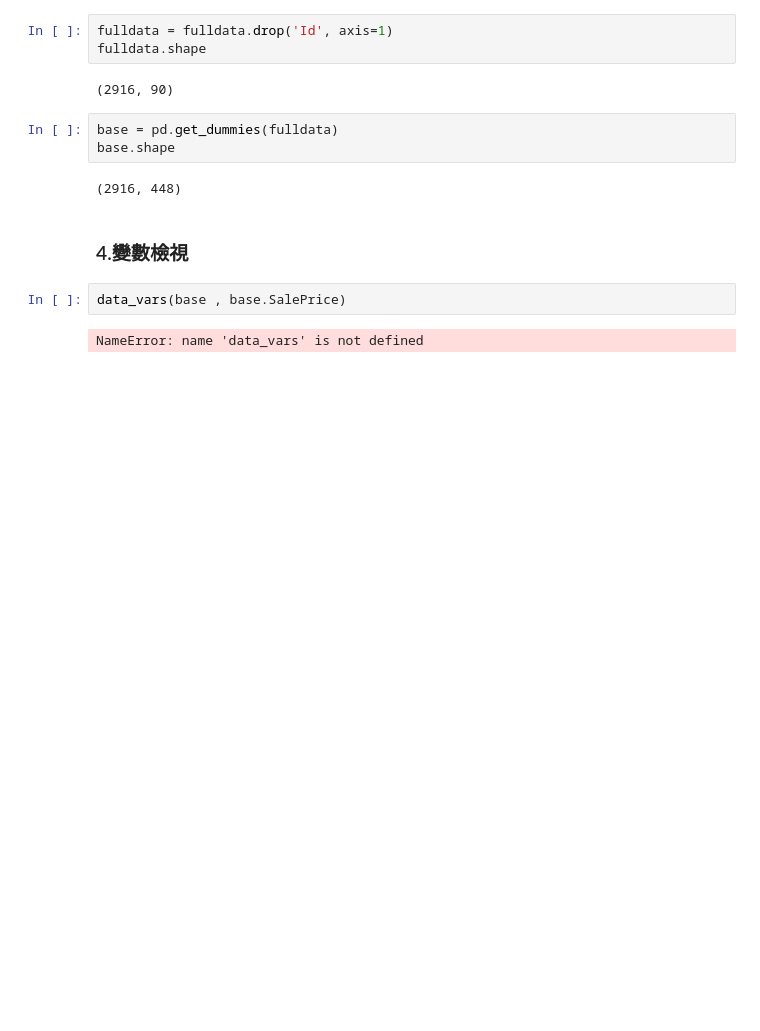
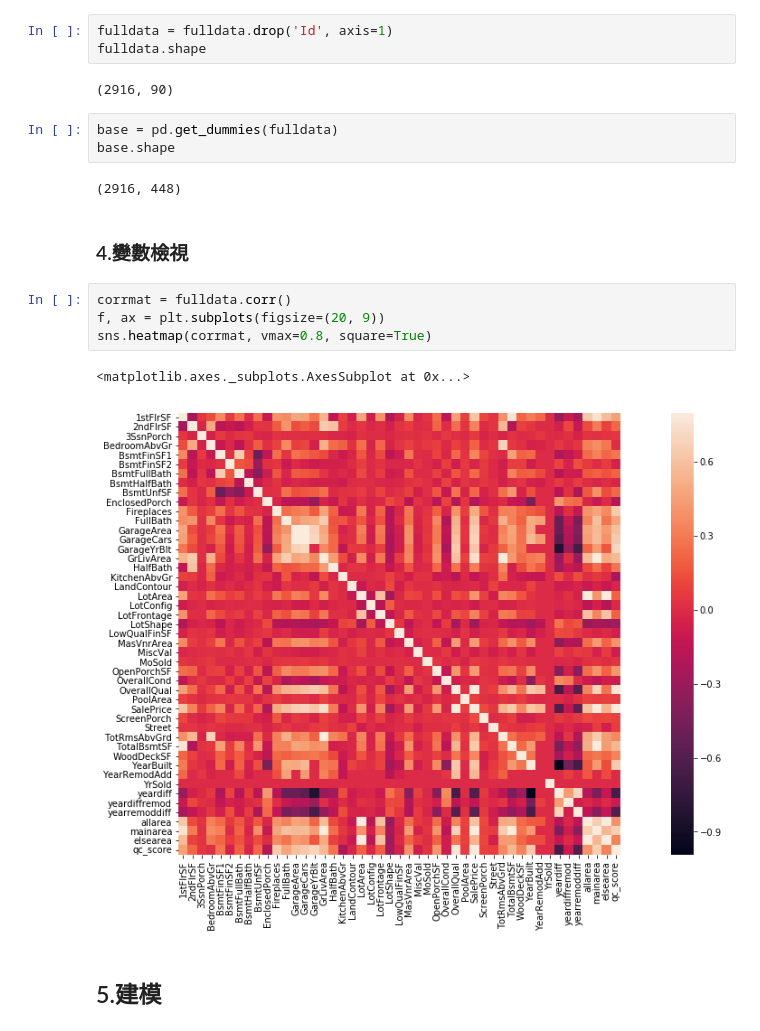
Before and after one commit to a2878323/kaggle, a Jupyter notebook: HousePrices/my_version.ipynb, the cells around one changed output. Drawn from its saved outputs; the diff is of its cells as text; blank space fills up the shorter version.

```diff
--- a/HousePrices/my_version.ipynb
+++ b/HousePrices/my_version.ipynb
@@ -513,7 +524,12 @@ base.shape
 (2916, 448)
 # %% [markdown]
 ### 4.變數檢視
-# %%
-data_vars(base , base.SalePrice)
-# %% [output]
-NameError: name 'data_vars' is not defined
+# %%
+corrmat = fulldata.corr()
+f, ax = plt.subplots(figsize=(20, 9))
+sns.heatmap(corrmat, vmax=0.8, square=True)
+# %% [output]
+<matplotlib.axes._subplots.AxesSubplot at 0x...>
+[figure, added]
+# %% [markdown]
+## 5.建模
```
Also changed, not shown: parts of 23 cells of this notebook.
